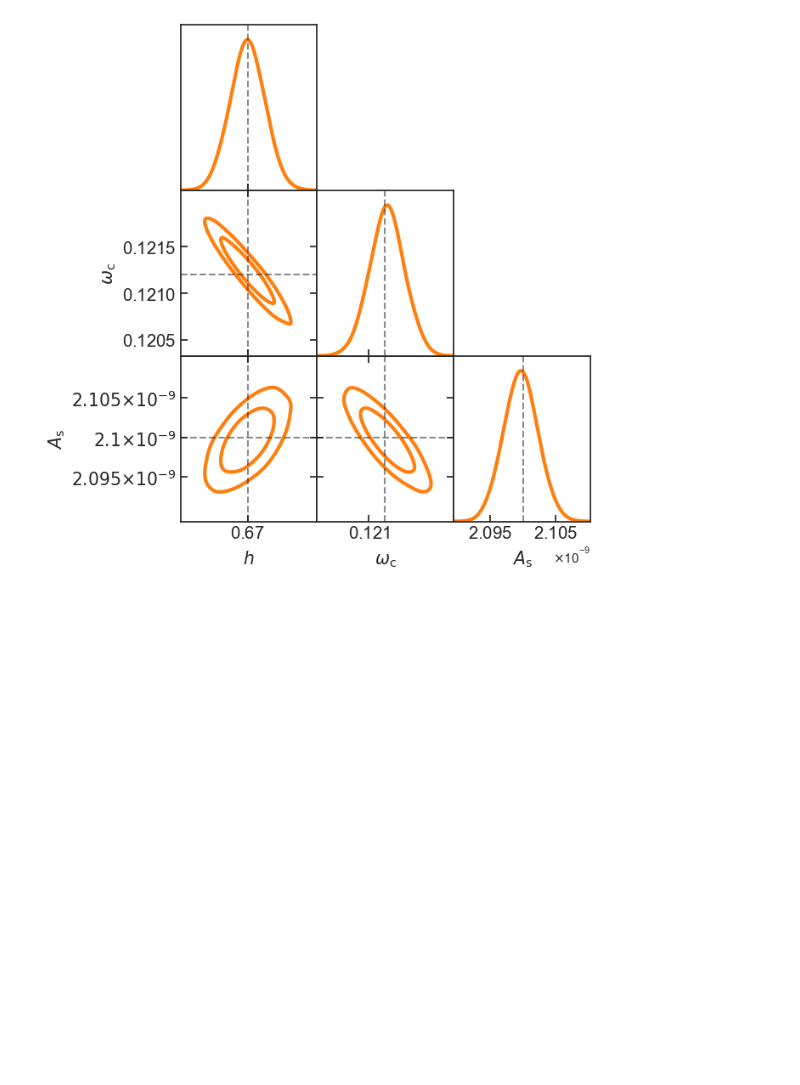
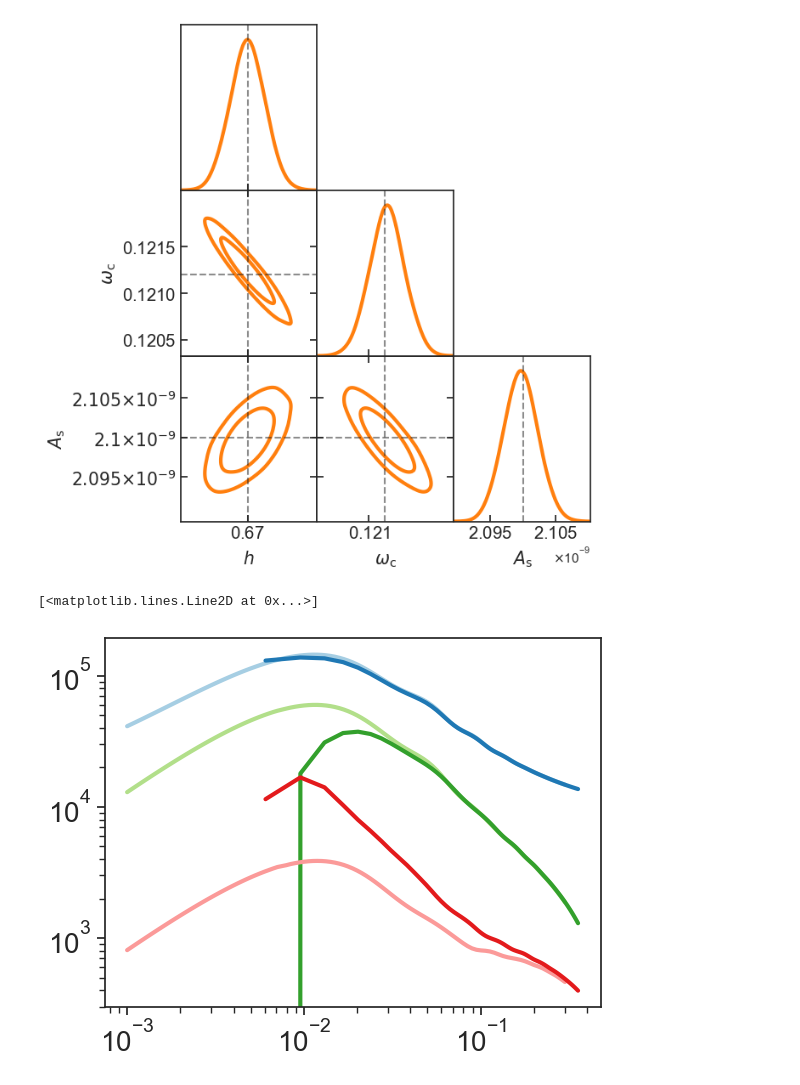
Before and after one commit to cloe-org/cloelib, a Jupyter notebook: notebooks/observables/spectro.ipynb, the cells around one changed output. Drawn from its saved outputs; the diff is of its cells as text; code cells hidden in the pictures; blank space fills up the shorter version.

Commit message:
Added functions for convolved power spectrum multipoles and for scale cuts. Fixed few comments

```diff
--- a/notebooks/observables/spectro.ipynb
+++ b/notebooks/observables/spectro.ipynb
@@ -438,3 +439,26 @@ for ax in g.subplots[2,:2]:
     ax.axhline(2.1e-9, color='k', lw=1.5, ls='--', alpha=0.5)
 # %% [output]
 [figure]
+# %%
+data_reader.read_GCspectro_mixing_matrix()
+mixing_matrix_dict = data_reader.mixing_matrix_dict
+
+mps_spectro = spectro.LegendreMultipolesComet(
+    linear_perturbations=linear_perturbations,
+    background_fiducial=background_fiducial,
+    mixing_matrix_dict=mixing_matrix_dict['1.'])
+
+mps_spectro.set_number_density(nbar=1e-4)
+# %%
+mps = mps_spectro.power_multipoles(k=k, parameters=parameters, ells=[0,2,4])
+mps_convolved = mps_spectro.convolved_power_multipoles(parameters=parameters)
+# %%
+plt.loglog(k, mps['ell0'])
+plt.loglog(mps_convolved['k'], mps_convolved['ell0'])
+plt.loglog(k, mps['ell2'])
+plt.loglog(mps_convolved['k'], mps_convolved['ell2'])
+plt.loglog(k, mps['ell4'])
+plt.loglog(mps_convolved['k'], mps_convolved['ell4'])
+# %% [output]
+[<matplotlib.lines.Line2D at 0x...>]
+[figure, added]
```
Also changed, not shown: parts of 6 cells of this notebook, 8 other files.
